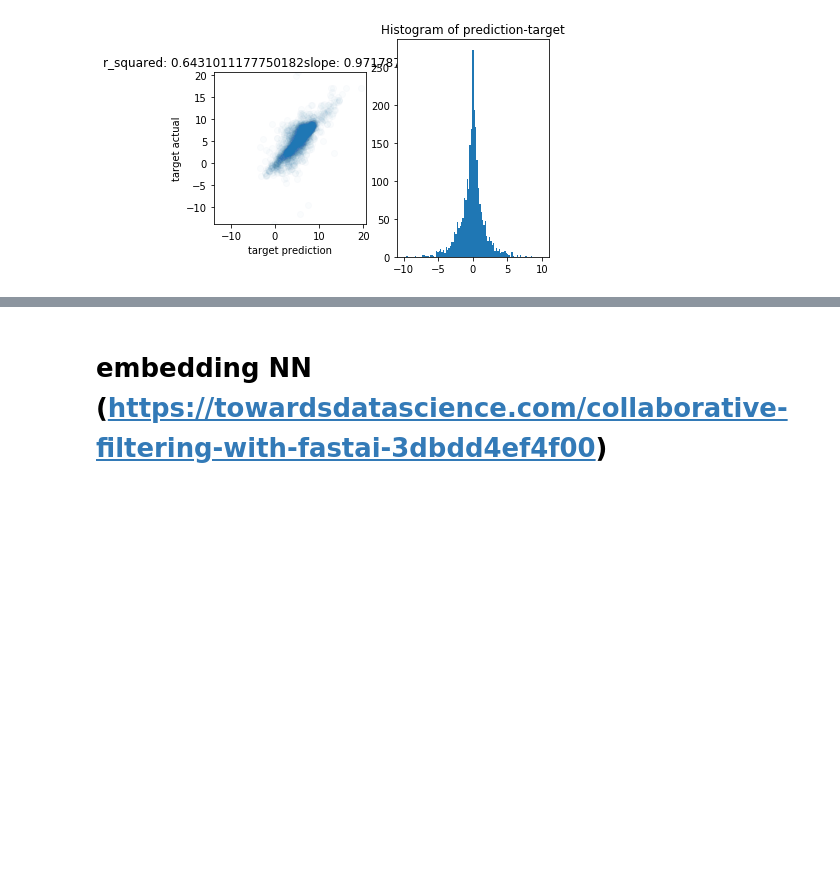
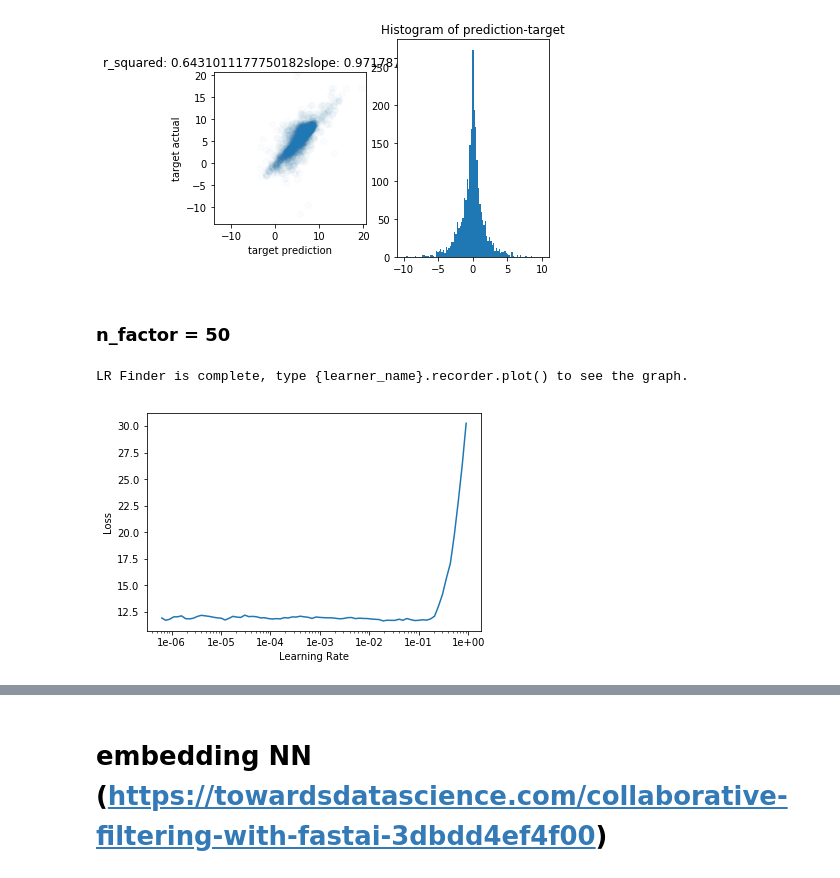
Before and after one commit to ohliumliu/fastai_v3, a Jupyter notebook: nbs/dl1/kinase/kinase.ipynb, the cells around one changed output, grey strips where cells are left out. Saved outputs shown, nothing was run; the diff lists cells and outputs as text; code cells hidden in the pictures; blank space fills up the shorter version.

```diff
--- a/nbs/dl1/kinase/kinase.ipynb
+++ b/nbs/dl1/kinase/kinase.ipynb
@@ -396,3 +393,14 @@ plot_preds(np.array(Kd_learn_valid_df[~Kd_learn_valid_df.compound_id.str.contain
            np.array(Kd_learn_valid_df[~Kd_learn_valid_df.compound_id.str.contains('#na#')]['target']))
 # %% [output]
 [figure]
+# %% [markdown]
+### n_factor = 50
+# %%
+Kd_learn = collab_learner(Kd_data, n_factors=50, y_range=[-15, 25], wd=1e-1)
+Kd_learn.lr_find()
+# %% [output]
+LR Finder is complete, type {learner_name}.recorder.plot() to see the graph.
+# %%
+Kd_learn.recorder.plot()
+# %% [output]
+[figure, added]
```
Also changed, not shown: parts of 27 cells of this notebook.
